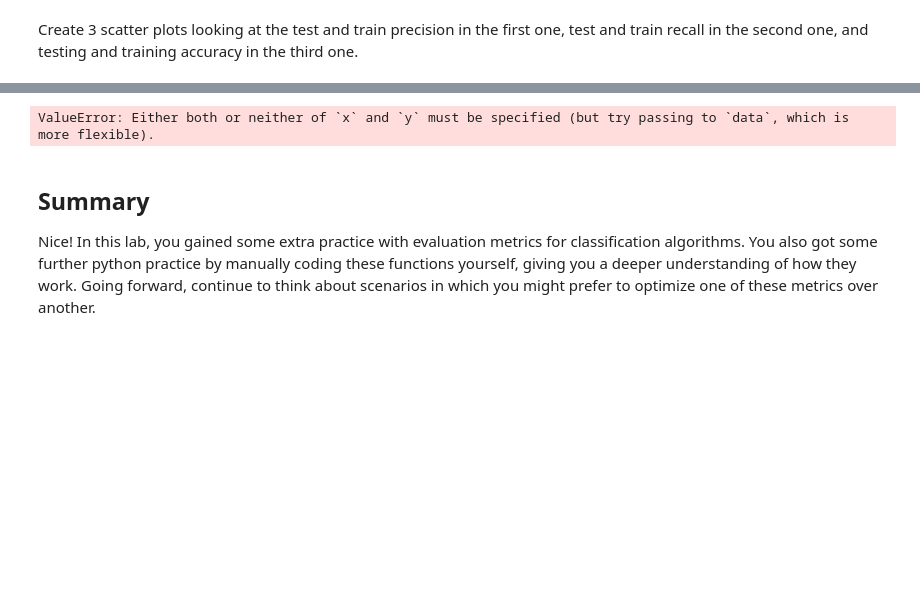
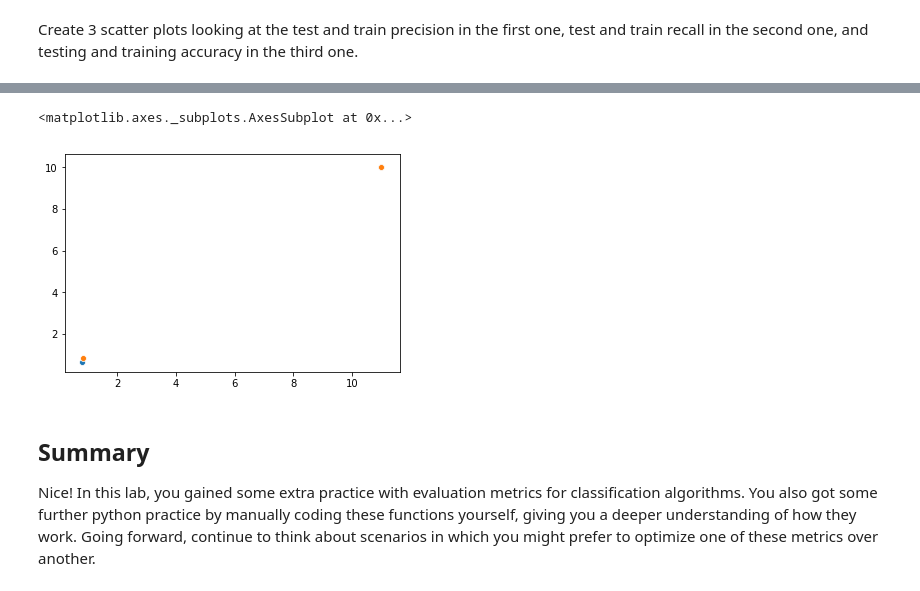
Before and after one commit to danjizquierdo/dsc-3-29-06-evaluating-logistic-regression-models-lab-nyc-ds-career-012819, a Jupyter notebook: index.ipynb, the cells around one changed output, grey strips where cells are left out. Drawn from its saved outputs; the diff is of its cells as text; code cells hidden in the pictures; blank space fills up the shorter version.

```diff
--- a/index.ipynb
+++ b/index.ipynb
@@ -135,8 +155,9 @@ import seaborn as sns
 # %%
-sns.scatterplot(testing_Precision.iloc[:][0])
-sns.scatterplot(training_Precision)
+sns.scatterplot(testing_Precision[:][1],testing_Precision[:][0])
+sns.scatterplot(training_Precision[:][1],training_Precision[:][0])
 # %% [output]
-ValueError: Either both or neither of `x` and `y` must be specified (but try passing to `data`, which is more flexible).
+<matplotlib.axes._subplots.AxesSubplot at 0x...>
+[figure, added]
 # %%
 # code for test and train recall
 # %%
```
Also changed, not shown: parts of 1 cell of this notebook.
